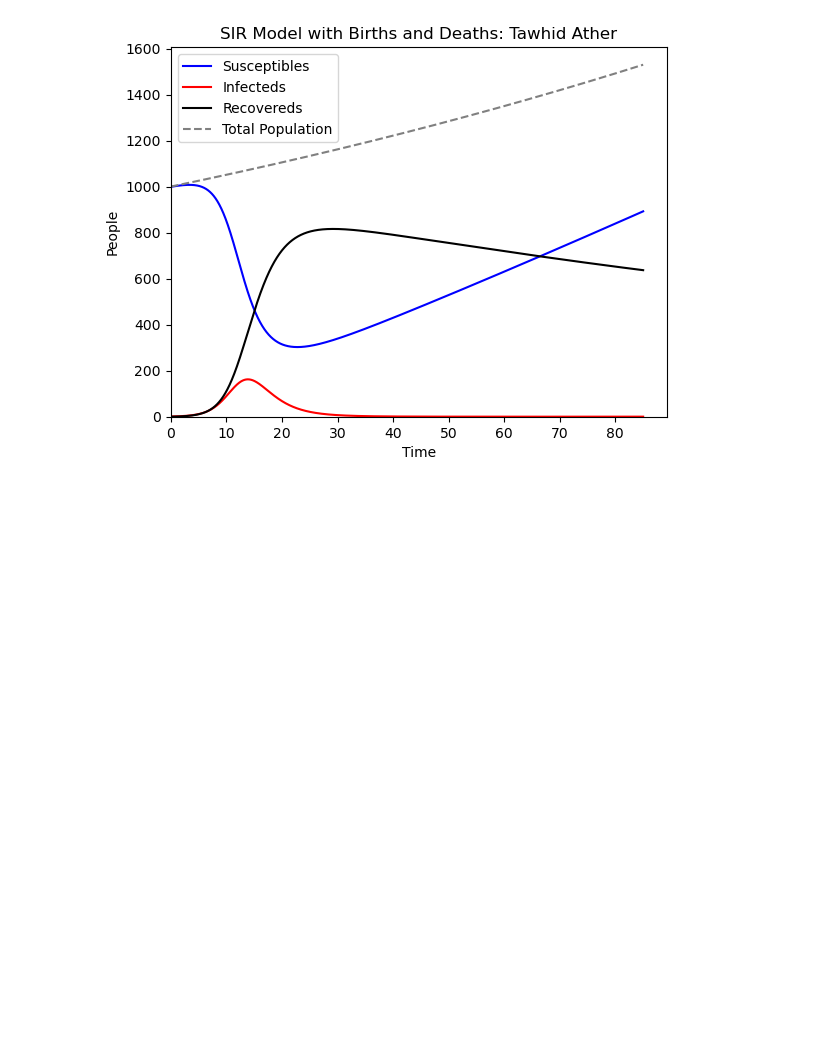
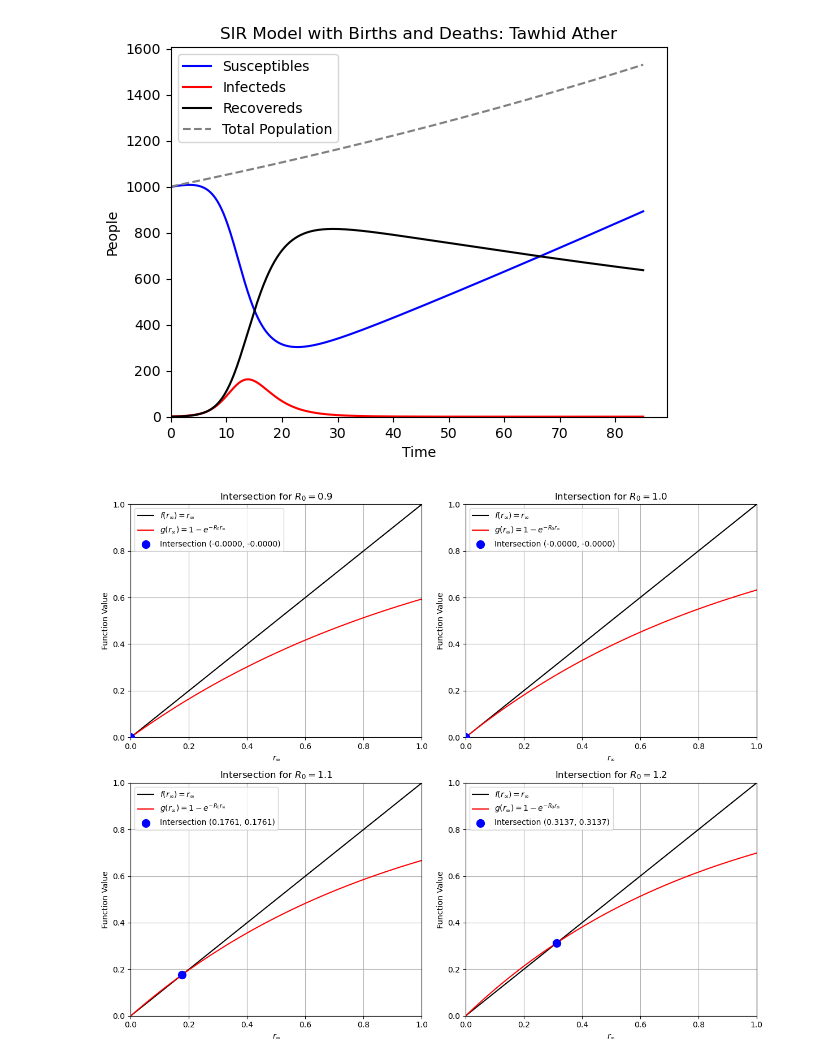
Before and after one commit to Redsuperninja/Contagious-Disease, a Jupyter notebook: HW1.ipynb, the cells around one changed output. Drawn from its saved outputs; the diff is of its cells as text; code cells hidden in the pictures; blank space fills up the shorter version.

```diff
--- a/HW1.ipynb
+++ b/HW1.ipynb
@@ -64,3 +65,39 @@ plt.title('SIR Model with Births and Deaths: Tawhid Ather')
 plt.show()
 # %% [output]
 [figure]
+# %%
+def f(r_inf):
+    return r_inf
+
+def g(r_inf, R0):
+    return 1 - np.exp(-R0 * r_inf)
+
+def eq(r_inf, R0):
+    return f(r_inf) - g(r_inf, R0)
+
+R0_values = [0.9, 1.0, 1.1, 1.2]
+
+fig, axes = plt.subplots(2, 2, figsize=(12, 10))
+axes = axes.flatten()
+
+r_inf_plot = np.linspace(0, 1, 100)
+f_values = f(r_inf_plot)
+
+for i, R0 in enumerate(R0_values):
+    g_values = g(r_inf_plot, R0)
+    intersection = fsolve(eq, 0.5, args=(R0,))[0]
+    y_intersection = f(intersection)
+    axes[i].plot(r_inf_plot, f_values, color='black', label=r'$f(r_{\infty}) = r_{\infty}$')
+    axes[i].plot(r_inf_plot, g_values, color='red', label=r'$g(r_{\infty}) = 1 - e^{-R_0 r_{\infty}}$')
+    axes[i].scatter(intersection, y_intersection, color='blue', s=100, zorder=5, label=f'Intersection ({intersection:.4f}, {y_intersection:.4f})')
+    axes[i].set_xlabel(r'$r_{\infty}$')
+    axes[i].set_ylabel('Function Value')
+    axes[i].set_title(r'Intersection for $R_0 = {}$'.format(R0))
+    axes[i].legend()
+    axes[i].grid(True)
+    axes[i].set_xlim(0, 1)
+    axes[i].set_ylim(0, 1)
+plt.tight_layout()
+plt.show()
+# %% [output]
+[figure, added]
```
Also changed, not shown: parts of 3 cells of this notebook, 3 other files.
